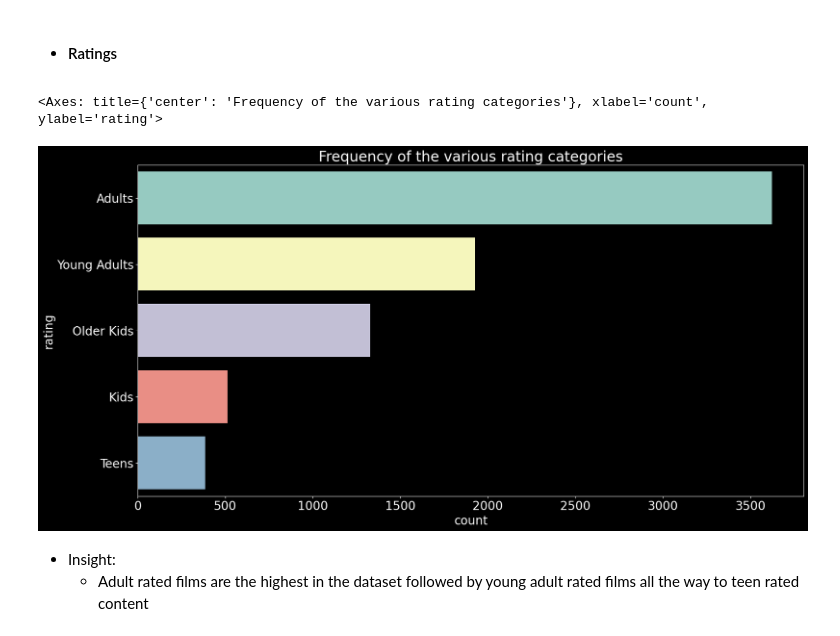
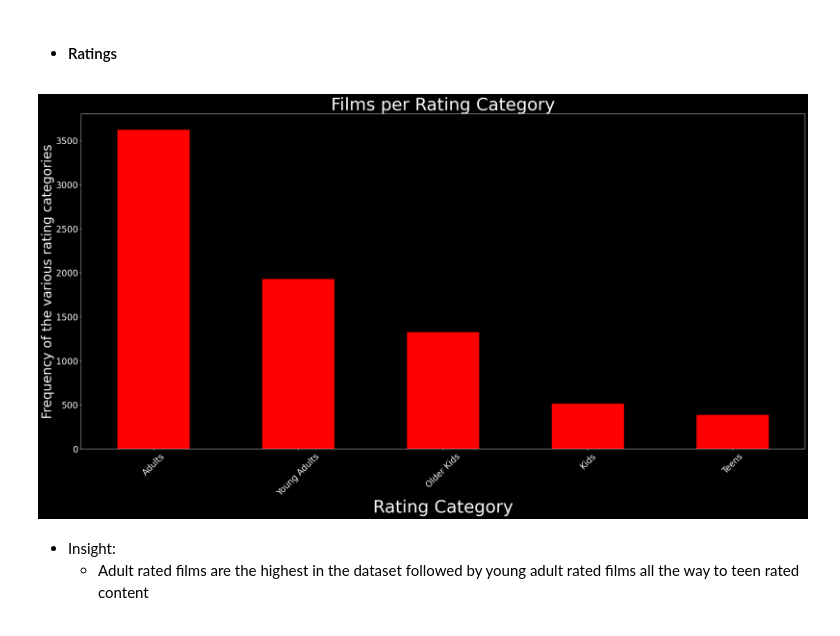
Before and after one commit to JanKosgei/Netflix-Recommendations, a Jupyter notebook: K-Means Netflix.ipynb, the cells around one changed output. Drawn from its saved outputs; the diff is of its cells as text; code cells hidden in the pictures.

```diff
--- a/K-Means Netflix.ipynb
+++ b/K-Means Netflix.ipynb
@@ -135,15 +135,15 @@ array(['Adults', 'Teens', 'Young Adults', 'Older Kids', 'Kids'],
 ### EDA
 # %% [markdown]
 - #### Ratings
-# %%
-plt.figure(figsize=(20,10))
-plt.rcParams['font.size'] = 20
-plt.title('Frequency of the various rating categories')
-
-sns.countplot(data=Netflix, y='rating', order=Netflix['rating'].value_counts(ascending=False).index)
-# %% [output]
-<Axes: title={'center': 'Frequency of the various rating categories'}, xlabel='count', ylabel='rating'>
-[figure, removed]
+# %%
+plt.figure(figsize=(30,14))
+Netflix.rating.value_counts().nlargest(7).plot(kind='bar', color='red')
+plt.ylabel('Frequency of the various rating categories').set_fontsize(30)
+plt.xlabel('Rating Category').set_fontsize(40)
+plt.xticks(rotation = 45)
+plt.title('Films per Rating Category').set_fontsize(40)
+# %% [output]
+[figure, added]
 # %% [markdown]
 - Insight:
    - Adult rated films are the highest in the dataset followed by young adult rated films all the way to teen rated content
```
Also changed, not shown: parts of 7 cells of this notebook.
